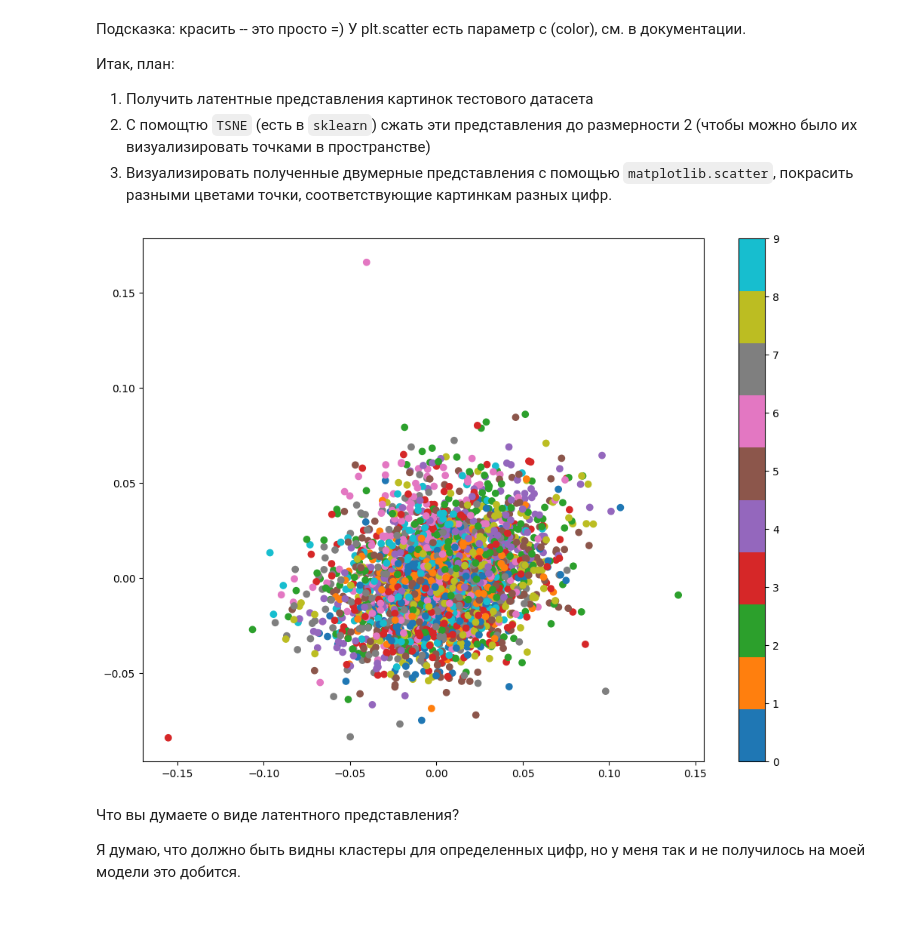
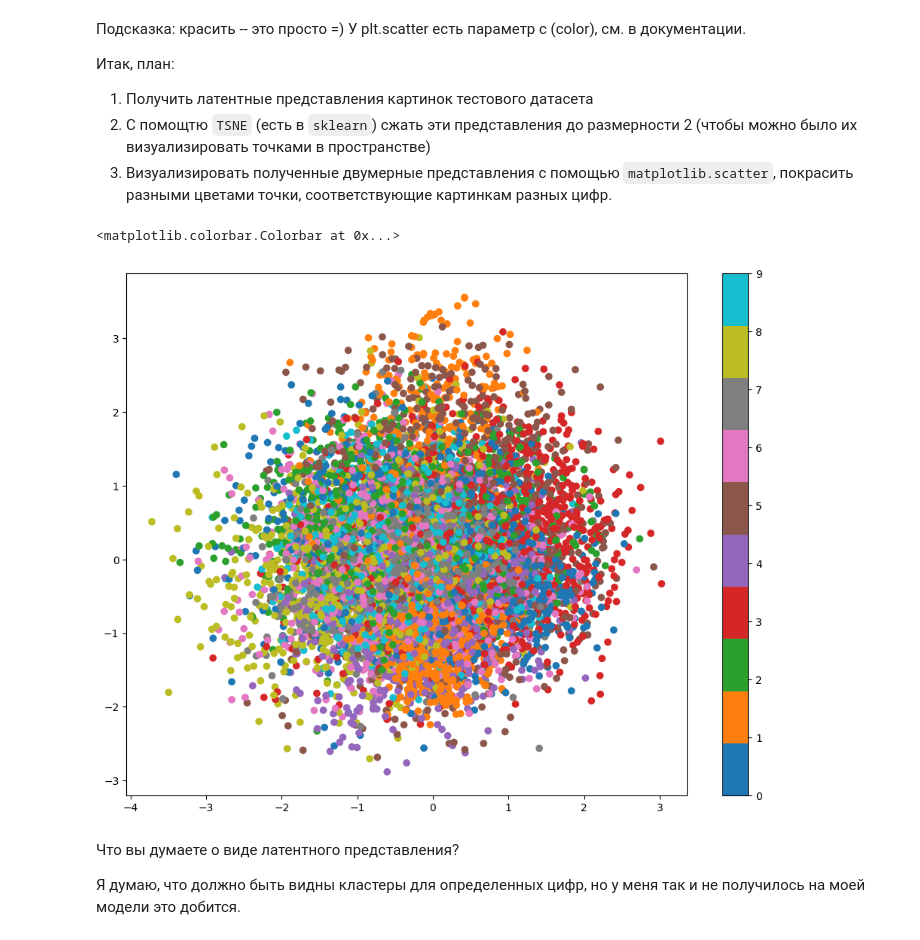
Before and after one commit to starkhv70/dl_course_2023, a Jupyter notebook: 18-homework-vae/autoencoders.ipynb, the cells around one changed output. Drawn from its saved outputs; the diff is of its cells as text; code cells hidden in the pictures.

```diff
--- a/18-homework-vae/autoencoders.ipynb
+++ b/18-homework-vae/autoencoders.ipynb
@@ -434,7 +434,7 @@ device = 'cuda:0' if torch.cuda.is_available() else 'cpu'
 
 criterion = loss_vae
 
-autoencoder = VAE(128).to(device)
+autoencoder = VAE().to(device)
 
 optimizer = torch.optim.Adam(autoencoder.parameters(), lr=2e-3)
 # %%
@@ -538,22 +538,26 @@ for i, img  in enumerate(output):
 # %%
 # <ваш код получения латентных представлений, применения TSNE и визуализации>
 from sklearn.manifold import TSNE
 
 plt.figure(figsize=(12, 9))
 tsne = TSNE(n_components=2, init='pca', n_iter=5000)
-num_batches = 100
+latent = []
+label = []
 for i, (x, y) in enumerate(test_loader):
         x = x.to(device)
         mu, logsigma = autoencoder.encode(x)
         z = autoencoder.gaussian_sampler(mu, logsigma)
-        z = z.to('cpu').detach().numpy()
-        z_tsne = tsne.fit_transform(z)
-        plt.scatter(z[:, 0], z[:, 1], c=y, cmap='tab10')
-        if i > num_batches:
-            plt.colorbar()
-            break
+        latent.append(z)
+        label.append(y)
+
+latent = torch.cat(latent, dim = 0).detach().to('cpu').numpy()
+label = torch.cat(label, dim = 0).numpy()
+z_tsne = tsne.fit_transform(latent)
+plt.scatter(latent[:, 0], latent[:, 1], c=label, cmap='tab10')
+plt.colorbar()
 # %% [output]
+<matplotlib.colorbar.Colorbar at 0x...>
-[figure, old version]
+[figure, new version]
 # %% [markdown]
 Что вы думаете о виде латентного представления?
 
```
Also changed, not shown: parts of 1 cell of this notebook, 3 other files.
